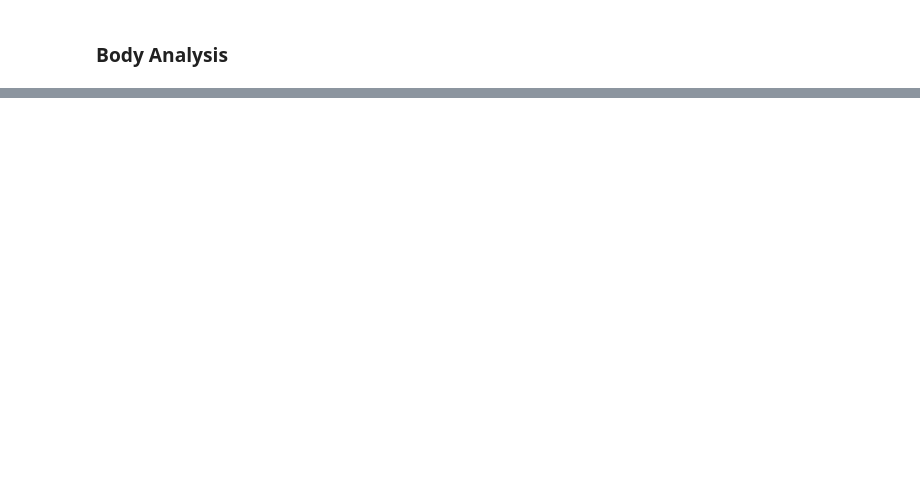
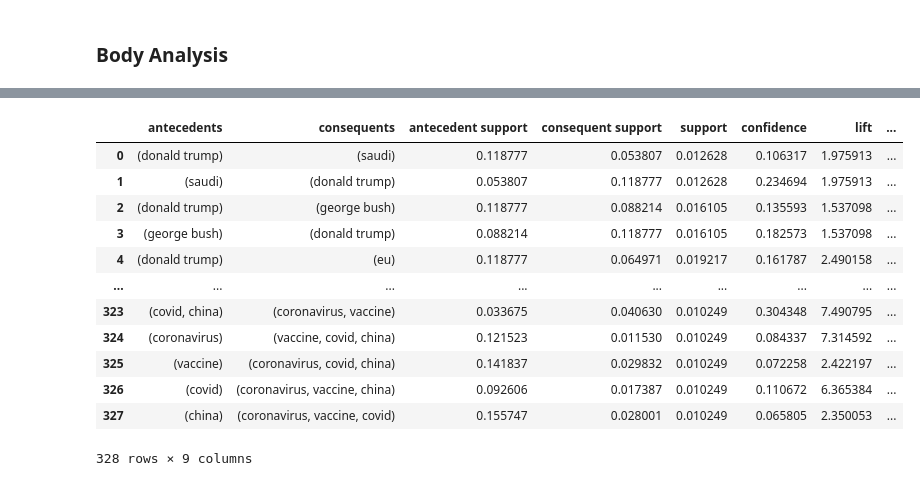
Before and after one commit to ldtcooper/conspiracy-network, a Jupyter notebook: notebook.ipynb, the cells around one changed output, grey strips where cells are left out. Cells and saved outputs as stored; diff of their text form; code cells hidden in the pictures; blank space fills up the shorter version.

```diff
--- a/notebook.ipynb
+++ b/notebook.ipynb
@@ -190,0 +223,9 @@ make_word_cloud(body_counts)
+# %%
+with open('./data/keyword_instances.json', 'w') as f:
+    json.dump([[w[0] for w in article] for article in words], f)
+
+with open('./data/keyword_pairs.json', 'w') as f:
+    json.dump(pair_counts, f)
+
+with open('./data/keyword_counts.json', 'w') as f:
+    json.dump(key_counts, f)
@@ -190,0 +234,16 @@ make_word_cloud(body_counts)
+# %%
+from mlxtend.frequent_patterns import apriori
+from mlxtend.frequent_patterns import association_rules
+
+with open('./data/keyword_instances.json', 'r') as f:
+    words = json.load(f)
+
+with open('./data/keyword_pairs.json', 'r') as f:
+    pair_counts = json.load(f)
+
+with open('./data/keyword_counts.json', 'r') as f:
+    key_counts = json.load(f)
+# %%
+counts = [Counter(w) for w in words if len(w) > 0]
+key_df = pd.DataFrame(counts).fillna(0).astype(bool)
+key_df.head()
@@ -190,0 +260,3 @@ make_word_cloud(body_counts)
+# %%
+frequent_itemsets = apriori(key_df, use_colnames=True, min_support=0.01)
+frequent_itemsets
@@ -190,0 +277,17 @@ make_word_cloud(body_counts)
+# %%
+rules = association_rules(frequent_itemsets, metric='lift', min_threshold=1)
+rules
+# %% [output]
+|  | antecedents | consequents | antecedent support | consequent support | support | confidence | lift | ... |
+| 0 | (donald trump) | (saudi) | 0.118777 | 0.053807 | 0.012628 | 0.106317 | 1.975913 | ... |
+| 1 | (saudi) | (donald trump) | 0.053807 | 0.118777 | 0.012628 | 0.234694 | 1.975913 | ... |
+| 2 | (donald trump) | (george bush) | 0.118777 | 0.088214 | 0.016105 | 0.135593 | 1.537098 | ... |
+| 3 | (george bush) | (donald trump) | 0.088214 | 0.118777 | 0.016105 | 0.182573 | 1.537098 | ... |
+| 4 | (donald trump) | (eu) | 0.118777 | 0.064971 | 0.019217 | 0.161787 | 2.490158 | ... |
+| ... | ... | ... | ... | ... | ... | ... | ... | ... |
+| 323 | (covid, china) | (coronavirus, vaccine) | 0.033675 | 0.040630 | 0.010249 | 0.304348 | 7.490795 | ... |
+| 324 | (coronavirus) | (vaccine, covid, china) | 0.121523 | 0.011530 | 0.010249 | 0.084337 | 7.314592 | ... |
+| 325 | (vaccine) | (coronavirus, covid, china) | 0.141837 | 0.029832 | 0.010249 | 0.072258 | 2.422197 | ... |
+| 326 | (covid) | (coronavirus, vaccine, china) | 0.092606 | 0.017387 | 0.010249 | 0.110672 | 6.365384 | ... |
+| 327 | (china) | (coronavirus, vaccine, covid) | 0.155747 | 0.028001 | 0.010249 | 0.065805 | 2.350053 | ... |
+328 rows × 9 columns
```
Also changed, not shown: parts of 49 cells of this notebook, 2 other files.
